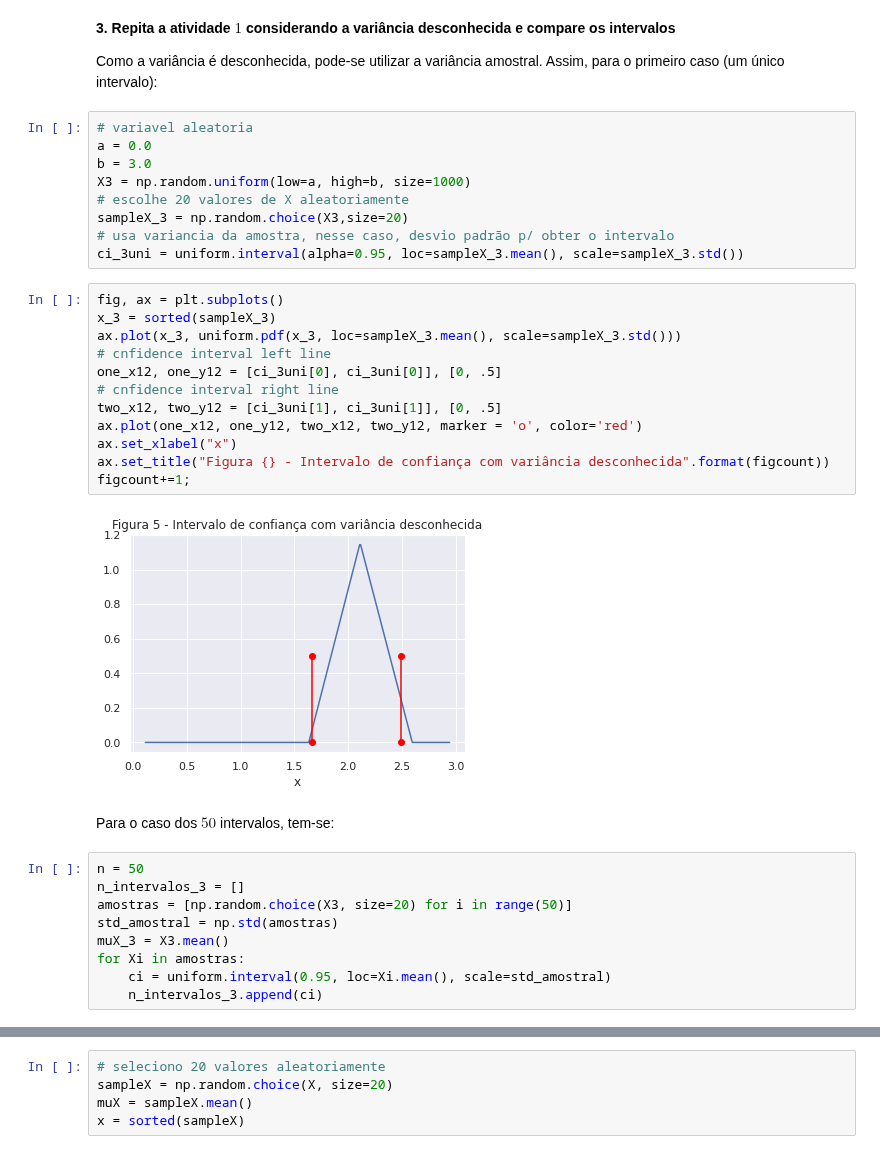
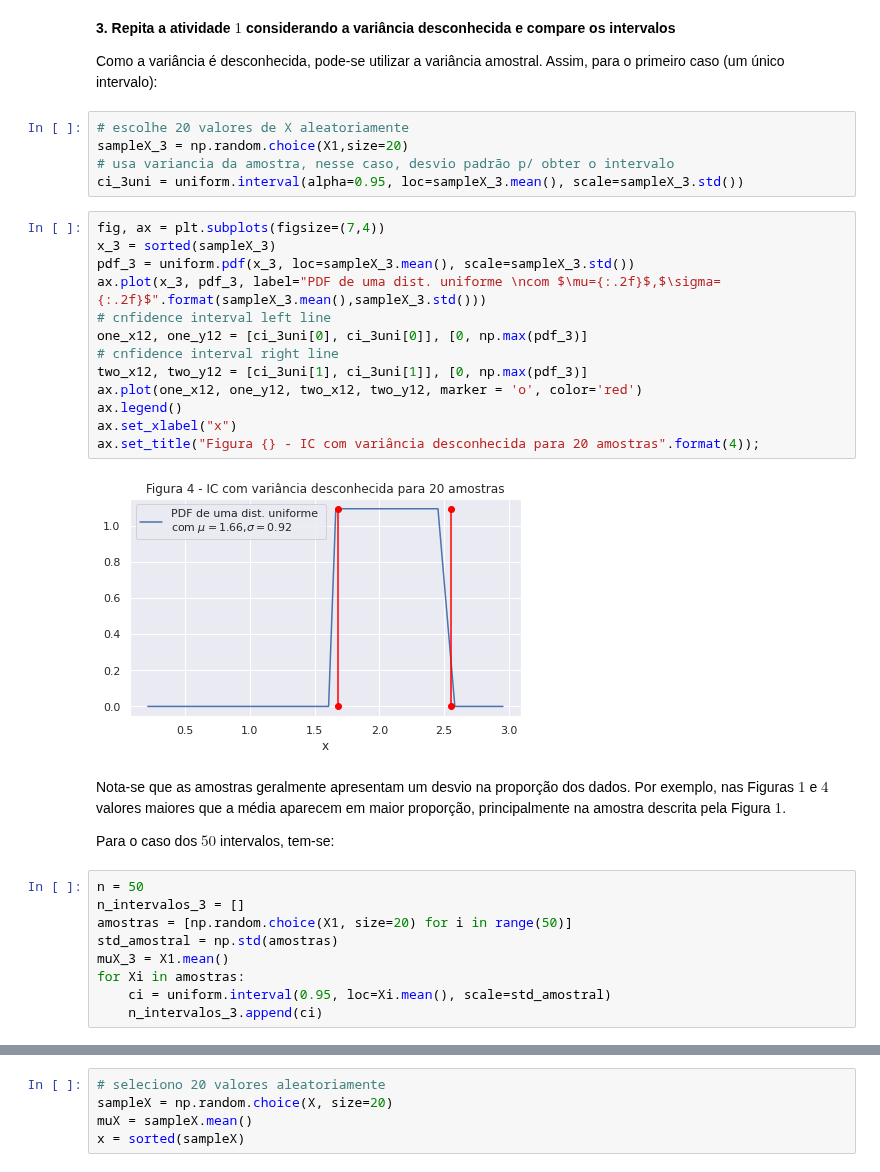
Before and after one commit to ifribeiro/TEI-EstApl, a Jupyter notebook: EPC6.ipynb, the cells around one changed output, grey strips where cells are left out. Saved outputs shown, nothing was run; the diff lists cells and outputs as text.

```diff
--- a/EPC6.ipynb
+++ b/EPC6.ipynb
@@ -108,36 +103,35 @@ figcount+=1
 
 Como a variância é desconhecida, pode-se utilizar a variância amostral. Assim, para o primeiro caso (um único intervalo):
 # %%
-# variavel aleatoria
-a = 0.0
-b = 3.0
-X3 = np.random.uniform(low=a, high=b, size=1000)
 # escolhe 20 valores de X aleatoriamente
-sampleX_3 = np.random.choice(X3,size=20)
+sampleX_3 = np.random.choice(X1,size=20)
 # usa variancia da amostra, nesse caso, desvio padrão p/ obter o intervalo
 ci_3uni = uniform.interval(alpha=0.95, loc=sampleX_3.mean(), scale=sampleX_3.std())
 # %%
-fig, ax = plt.subplots()
+fig, ax = plt.subplots(figsize=(7,4))
 x_3 = sorted(sampleX_3)
-ax.plot(x_3, uniform.pdf(x_3, loc=sampleX_3.mean(), scale=sampleX_3.std()))
+pdf_3 = uniform.pdf(x_3, loc=sampleX_3.mean(), scale=sampleX_3.std())
+ax.plot(x_3, pdf_3, label="PDF de uma dist. uniforme \ncom $\mu={:.2f}$,$\sigma={:.2f}$".format(sampleX_3.mean(),sampleX_3.std()))
 # cnfidence interval left line
-one_x12, one_y12 = [ci_3uni[0], ci_3uni[0]], [0, .5]
+one_x12, one_y12 = [ci_3uni[0], ci_3uni[0]], [0, np.max(pdf_3)]
 # cnfidence interval right line
-two_x12, two_y12 = [ci_3uni[1], ci_3uni[1]], [0, .5]
+two_x12, two_y12 = [ci_3uni[1], ci_3uni[1]], [0, np.max(pdf_3)]
 ax.plot(one_x12, one_y12, two_x12, two_y12, marker = 'o', color='red')
+ax.legend()
 ax.set_xlabel("x")
-ax.set_title("Figura {} - Intervalo de confiança com variância desconhecida".format(figcount))
-figcount+=1;
+ax.set_title("Figura {} - IC com variância desconhecida para 20 amostras".format(4));
 # %% [output]
-[figure, old version]
+[figure, new version]
-# %% [markdown]
-Para o caso dos $50$ intervalos, tem-se:
+# %% [markdown]
+Nota-se que as amostras geralmente apresentam um desvio na proporção dos dados. Por exemplo, nas Figuras $1$ e $4$ valores maiores que a média aparecem em maior proporção, principalmente na amostra descrita pela Figura $1$.
+
+Para o caso dos $50$ intervalos, tem-se:
 # %%
 n = 50
 n_intervalos_3 = []
-amostras = [np.random.choice(X3, size=20) for i in range(50)]
+amostras = [np.random.choice(X1, size=20) for i in range(50)]
 std_amostral = np.std(amostras)
-muX_3 = X3.mean()
+muX_3 = X1.mean()
 for Xi in amostras:
     ci = uniform.interval(0.95, loc=Xi.mean(), scale=std_amostral)
     n_intervalos_3.append(ci)
```
Also changed, not shown: parts of 15 cells of this notebook.
